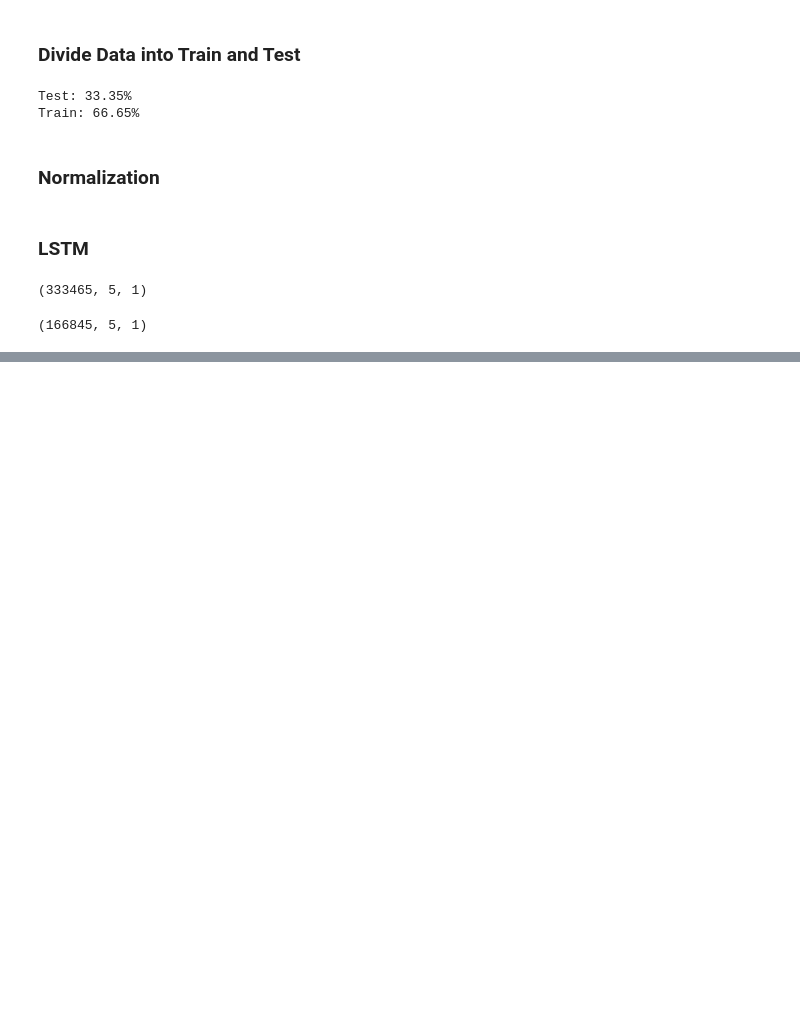
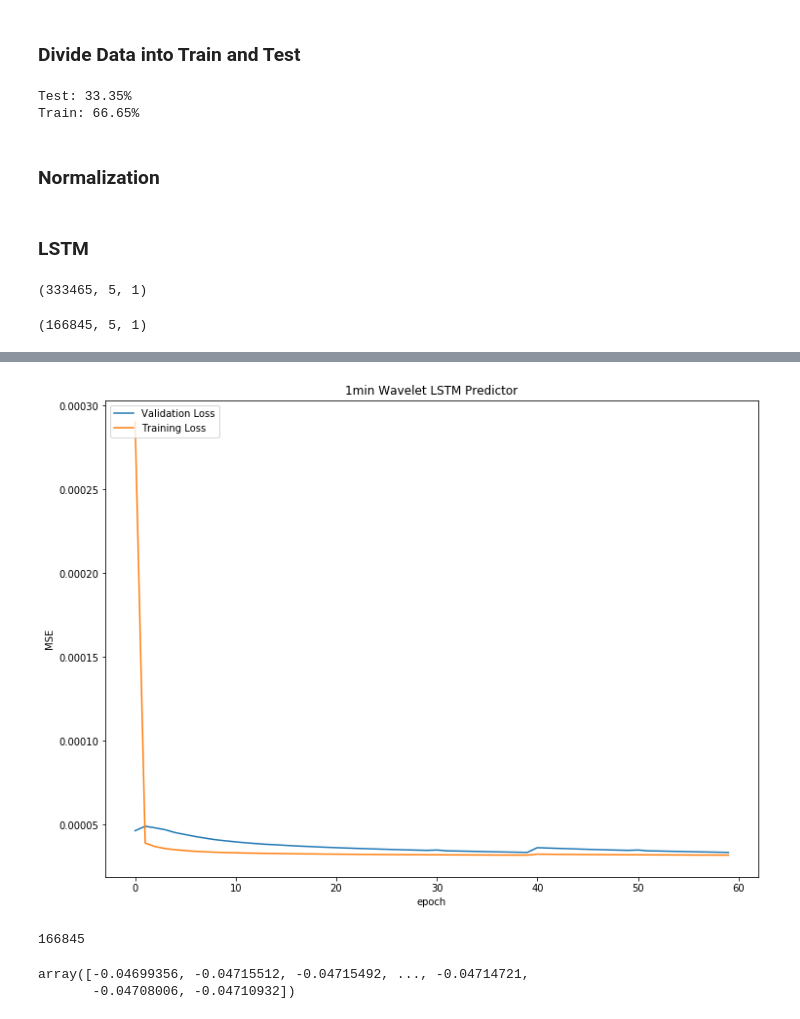
Before and after one commit to chinux23/NeuralNetworkAsTradingStrategy, a Jupyter notebook: Wavelet Transformation.ipynb, the cells around one changed output, grey strips where cells are left out. Saved outputs shown, nothing was run; the diff lists cells and outputs as text; code cells hidden in the pictures; blank space fills up the shorter version.

```diff
--- a/Wavelet Transformation.ipynb
+++ b/Wavelet Transformation.ipynb
@@ -234,6 +234,6 @@ model.add(Dense(1))
 # %%
 model.compile(loss="mse", optimizer="adadelta")
 # %%
-history = model.fit(X_train.values, y_train, epochs=10, batch_size=batch_size, shuffle=False, validation_data=(X_test.values, y_test))
+history4 = model.fit(X_train.values, y_train, epochs=40, batch_size=batch_size, shuffle=False, validation_data=(X_test.values, y_test))
 # %% [output]
 Train on 333465 samples, validate on 166845 samples
@@ -242,0 +256,18 @@ Epoch 2/10
+# %%
+total_history_val_loss = history.history['val_loss'] + history2.history['val_loss'] + history3.history['val_loss'] + history3.history['val_loss']
+total_history_loss = history.history['loss'] + history2.history['loss'] + history3.history['loss'] + history3.history['loss']
+# %%
+# summarize history for loss
+
+# plt.plot(SAE_results[0].history['loss'][:size_limit])
+# plt.plot(history.history['loss'][:size_limit])
+# plt.plot(deep_results[0].history['loss'][:size_limit])
+plt.plot(total_history_val_loss)
+plt.plot(total_history_loss)
+plt.title('1min Wavelet LSTM Predictor')
+plt.ylabel('MSE')
+plt.xlabel('epoch')
+plt.legend(['Validation Loss', "Training Loss", ], loc='upper left')
+plt.show()
+# %% [output]
+[figure, added]
@@ -242,0 +278,4 @@ Epoch 2/10
+# %%
+y_test_predict_scaled.size
+# %% [output]
+166845
@@ -242,0 +287,5 @@ Epoch 2/10
+# %%
+y_test_actual
+# %% [output]
+array([-0.04699356, -0.04715512, -0.04715492, ..., -0.04714721,
+       -0.04708006, -0.04710932])
```
Also changed, not shown: parts of 16 cells of this notebook, 1 other file.
